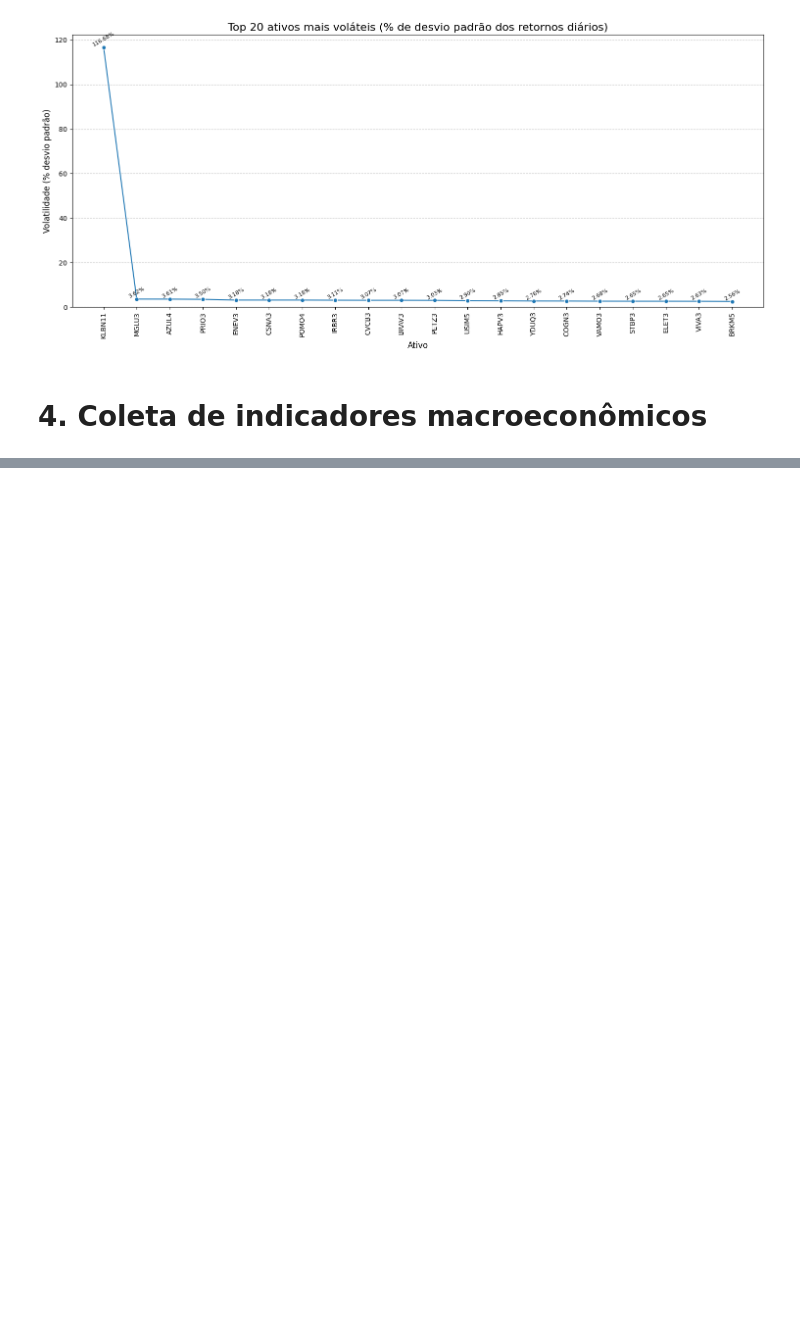
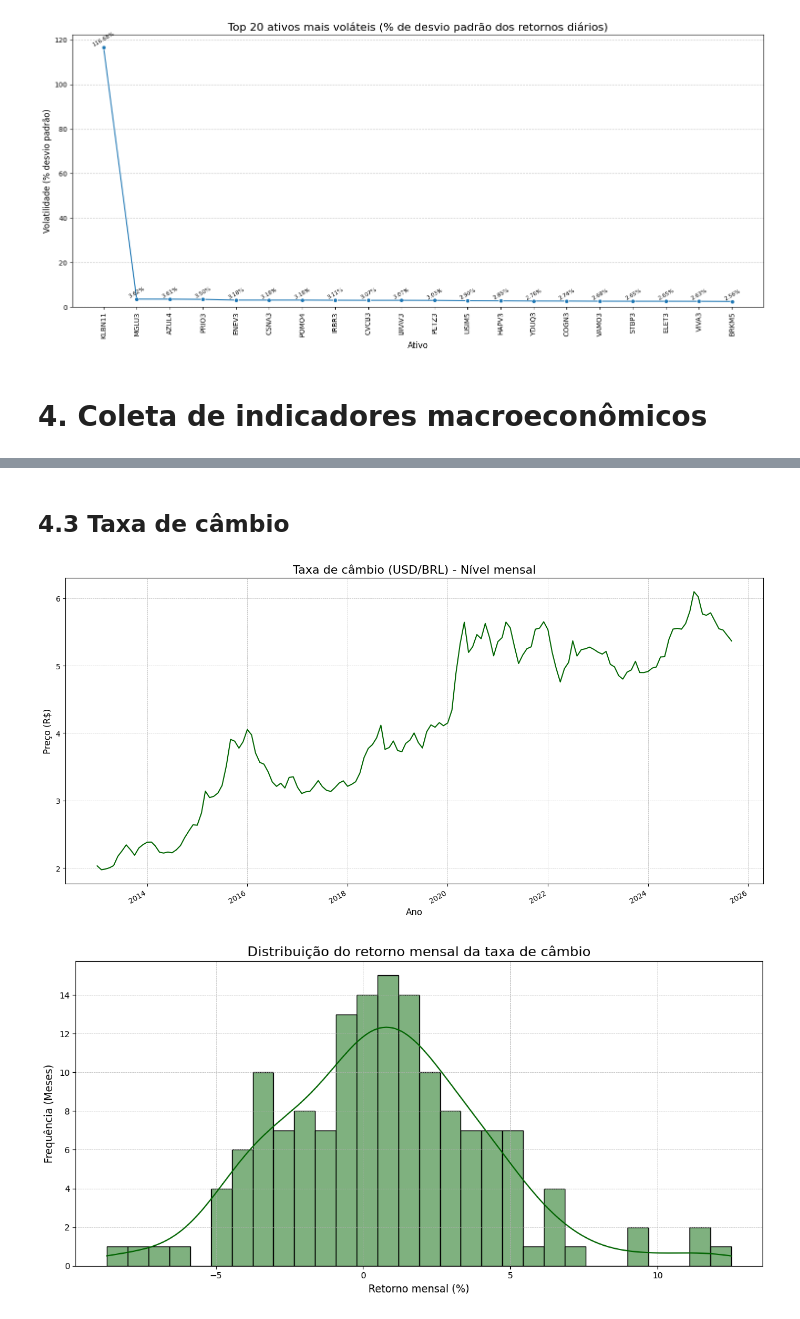
Before and after one commit to lucasaugs/b3-pattern-recon, a Jupyter notebook: characterization.ipynb, the cells around one changed output, grey strips where cells are left out. Drawn from its saved outputs; the diff is of its cells as text; code cells hidden in the pictures; blank space fills up the shorter version.

```diff
--- a/characterization.ipynb
+++ b/characterization.ipynb
@@ -718,0 +735,35 @@ Name: SELIC_Variacao_Mensal, dtype: float64
+# %% [markdown]
+## 4.3 Taxa de câmbio
+# %%
+df_cambio = load_macro_data("data/ipea_camb.csv")
+cambio_monthly_level = df_cambio["VALUE"]
+cambio_monthly_level.name = "cambio_monthly_level"
+
+plt.figure(figsize=(14, 7))
+cambio_monthly_level.plot(color="darkgreen")
+plt.title("Taxa de câmbio (USD/BRL) - Nível mensal", fontsize=16)
+plt.xlabel("Ano", fontsize=12)
+plt.ylabel("Preço (R$)", fontsize=12)
+plt.grid(True, which="both", linestyle="--", linewidth=0.5)
+plt.tight_layout()
+plt.show()
+
+cambio_monthly_return_pct = cambio_monthly_level.pct_change()
+
+cambio_monthly_return_pct = (cambio_monthly_return_pct * 100).dropna()
+cambio_monthly_return_pct.name = "cambio_monthly_return_pct"
+
+
+plt.figure(figsize=(12, 6))
+sns.histplot(
+    cambio_monthly_return_pct, bins=30, kde=True, color="darkgreen", edgecolor="black"
+)
+plt.title("Distribuição do retorno mensal da taxa de câmbio", fontsize=16)
+plt.xlabel("Retorno mensal (%)", fontsize=12)
+plt.ylabel("Frequência (Meses)", fontsize=12)
+plt.grid(True, which="both", linestyle="--", linewidth=0.5)
+plt.tight_layout()
+plt.show()
+# %% [output]
+[figure, added]
+[figure, added]
```
Also changed, not shown: parts of 9 cells of this notebook, 7 other files.
